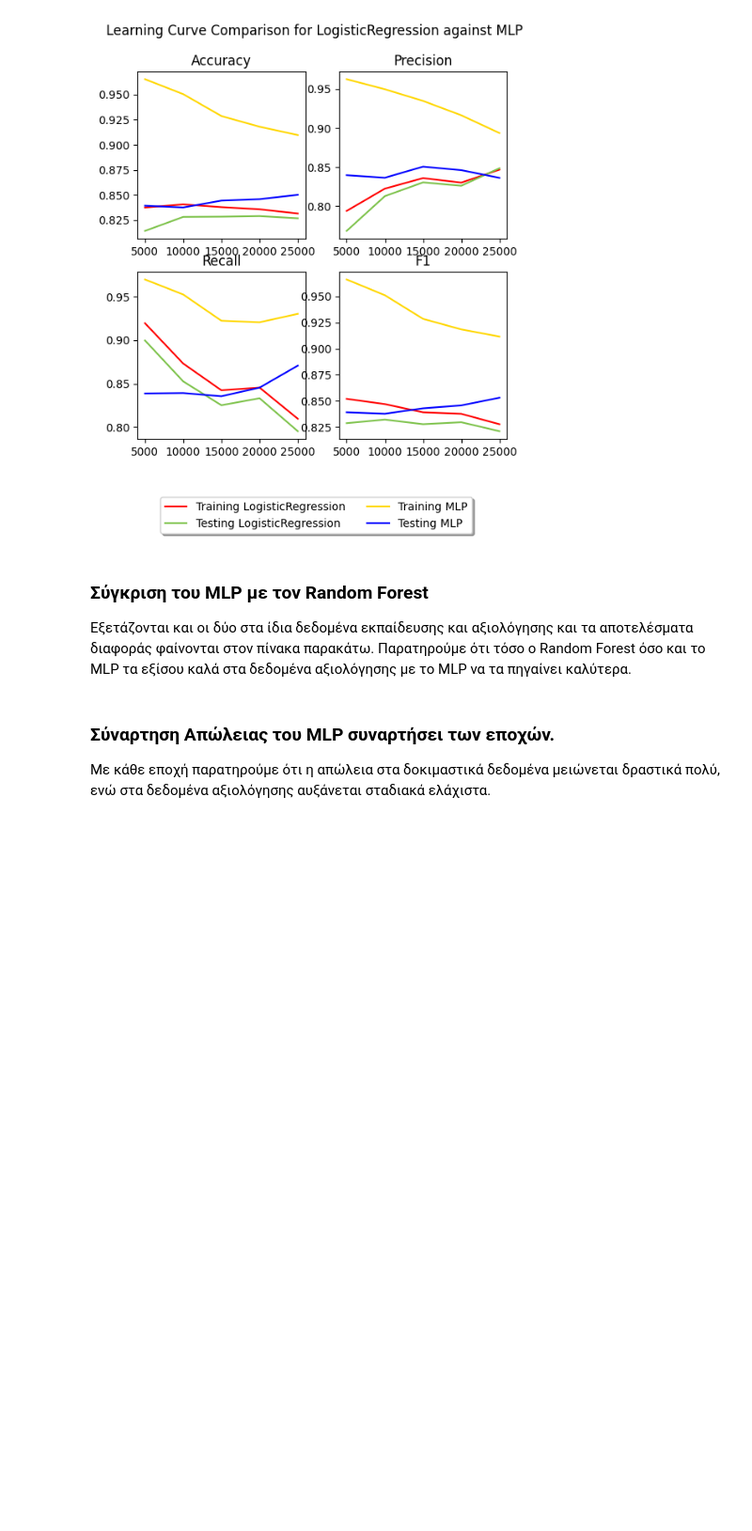
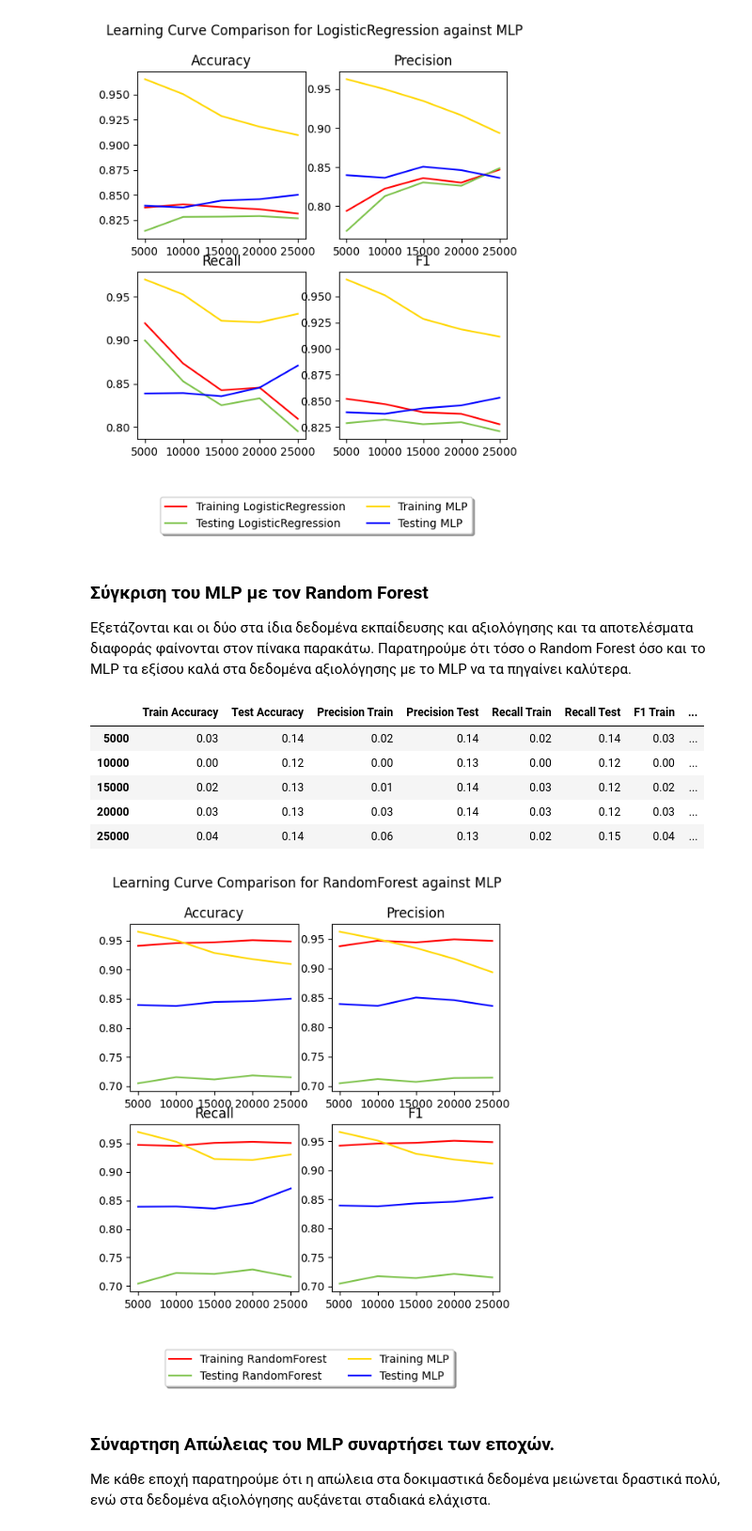
Before and after one commit to MariaSchoinaki/Imdb-classification-ML, a Jupyter notebook: src/MLP.ipynb, the cells around one changed output. Shown: that part at 94% size. Cells and saved outputs as stored; diff of their text form; code cells hidden in the pictures; blank space fills up the shorter version.

```diff
--- a/src/MLP.ipynb
+++ b/src/MLP.ipynb
@@ -209,12 +209,20 @@ x=classification_plots_compare(lg_data, dat)
 # %% [markdown]
 ### Σύγκριση του MLP με τον Random Forest
 Εξετάζονται και οι δύο στα ίδια δεδομένα εκπαίδευσης και αξιολόγησης και τα αποτελέσματα διαφοράς φαίνονται στον πίνακα παρακάτω. Παρατηρούμε ότι τόσο ο Random Forest όσο και το MLP τα εξίσου καλά στα δεδομένα αξιολόγησης με το MLP να τα πηγαίνει καλύτερα.
-# %%
-rf_data = {'estimator': 'RandomForest', 'split_size': 5000, 'splits': 5 }
-rf_data_table = classification_table(rf_data, x_test_binary)
-ipd.display(abs(rf_data_table - dat_table))
-
-x=classification_plots_compare(rf_data, dat)
+# %%
+rf_data = {'estimator': 'RandomForest', 'split_size': 5000, 'splits': 5, 'test_predictions': np.array([0, 1, 1, ..., 0, 0, 0]), 'train_accuracy': [0.941, 0.9456, 0.947, 0.9506, 0.94848], 'test_accuracy': [0.70452, 0.7152, 0.71124, 0.71824, 0.71492], 'train_precision': [0.9377674056787242, 0.9470553242117787, 0.9442246835443038, 0.9493192884825599, 0.9467644246094995], 'test_precision': [0.7046673604995597, 0.7119445319886543, 0.7071467796344237, 0.7136926210245966, 0.7143541051623713], 'train_recall': [0.9469756480754125, 0.9451810805462102, 0.9506172839506173, 0.952347722061609, 0.9504], 'test_recall': [0.70416, 0.72288, 0.72112, 0.72888, 0.71624], 'train_f1': [0.9423490326363104, 0.9461172741679874, 0.9474102004365946, 0.9508310938588633, 0.948578728840626], 'test_f1': [0.7044135888920011, 0.717370593839314, 0.7140650374301898, 0.721206364284018, 0.7152958095314185]}
+rf_data_table = classification_table(rf_data, x_test_binary)
+ipd.display(abs(rf_data_table - dat_table))
+
+x=classification_plots_compare(rf_data, dat)
+# %% [output]
+|  | Train Accuracy | Test Accuracy | Precision Train | Precision Test | Recall Train | Recall Test | F1 Train | ... |
+| 5000 | 0.03 | 0.14 | 0.02 | 0.14 | 0.02 | 0.14 | 0.03 | ... |
+| 10000 | 0.00 | 0.12 | 0.00 | 0.13 | 0.00 | 0.12 | 0.00 | ... |
+| 15000 | 0.02 | 0.13 | 0.01 | 0.14 | 0.03 | 0.12 | 0.02 | ... |
+| 20000 | 0.03 | 0.13 | 0.03 | 0.14 | 0.03 | 0.12 | 0.03 | ... |
+| 25000 | 0.04 | 0.14 | 0.06 | 0.13 | 0.02 | 0.15 | 0.04 | ... |
+[figure, added]
 # %% [markdown]
 ### Σύναρτηση Απώλειας του MLP συναρτήσει των εποχών.
 Με κάθε εποχή παρατηρούμε ότι η απώλεια στα δοκιμαστικά δεδομένα μειώνεται δραστικά πολύ, ενώ στα δεδομένα αξιολόγησης αυξάνεται σταδιακά ελάχιστα.
```
